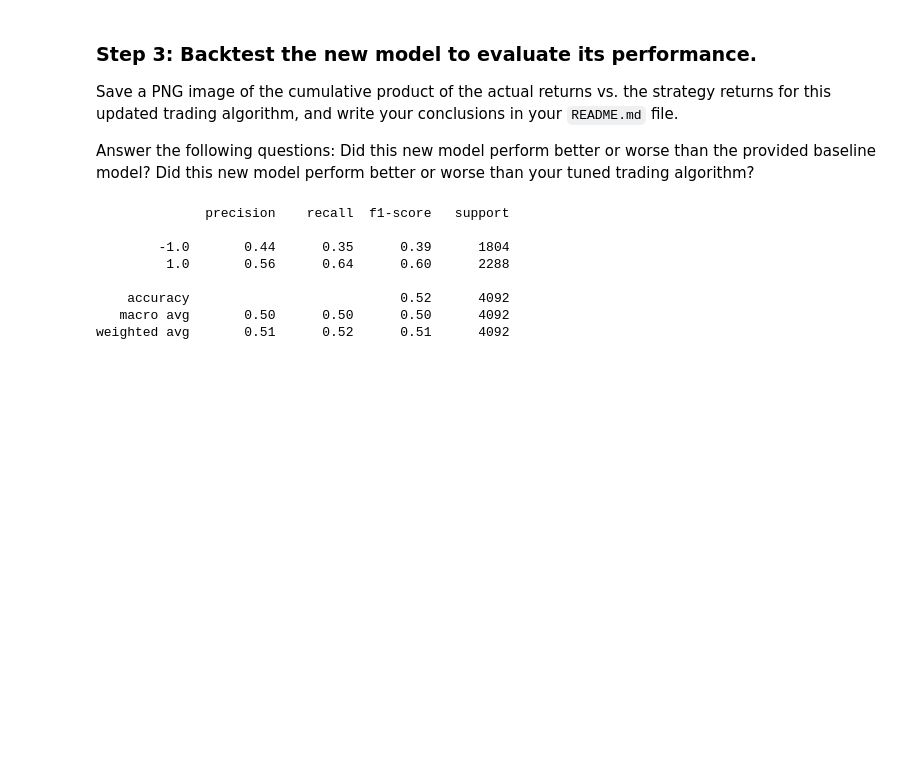
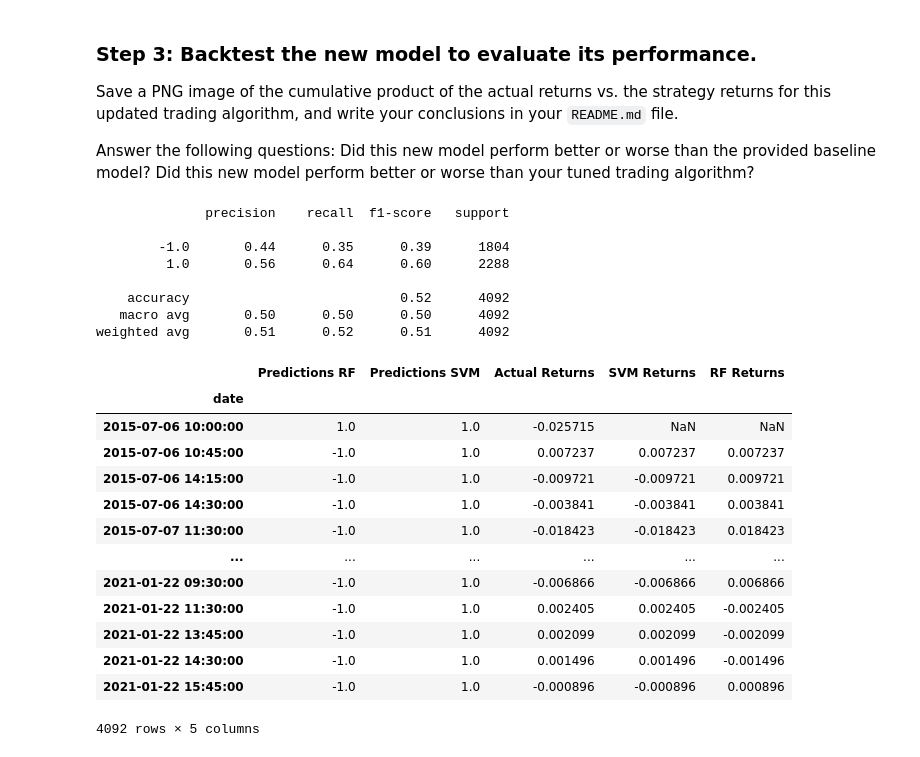
Before and after one commit to AquibaB/bootcamp_challenge14, a Jupyter notebook: machine_learning_trading_bot.ipynb, the cells around one changed output. Cells and saved outputs as stored; diff of their text form; code cells hidden in the pictures; blank space fills up the shorter version.

```diff
--- a/machine_learning_trading_bot.ipynb
+++ b/machine_learning_trading_bot.ipynb
@@ -585,20 +585,40 @@ print(rf_report)
 weighted avg       0.51      0.52      0.51      4092
 # %%
 # Create a new empty predictions DataFrame.
+predictions_rf_df = pd.DataFrame(index=X_test.index)
 
-# Create a predictions DataFrame
-# YOUR CODE HERE
+# Create a RandomForest predictions DataFrame with
+predictions_rf_df['Predictions RF'] = rf_pred
 
 # Add the SVM model predictions to the DataFrame
-# YOUR CODE HERE
+predictions_rf_df['Predictions SVM'] = svm_pred
 
 # Add the actual returns to the DataFrame
-# YOUR CODE HERE
+predictions_rf_df['Actual Returns'] = signals_df['Actual Returns']
 
-# Add the strategy returns to the DataFrame
-# YOUR CODE HERE
+# Add the SVM strategy returns to the DataFrame
+predictions_rf_df['SVM Returns'] = predictions_df['Strategy Returns']
+
+# Add the RF strategy returns to the DataFrame
+predictions_rf_df['RF Returns'] = predictions_rf_df['Actual Returns'] * predictions_rf_df['Predictions RF'].shift()
 
 # Review the DataFrame
 # YOUR CODE HERE
+predictions_rf_df
+# %% [output]
+|  | Predictions RF | Predictions SVM | Actual Returns | SVM Returns | RF Returns |
+| date |  |  |  |  |  |
+| 2015-07-06 10:00:00 | 1.0 | 1.0 | -0.025715 | NaN | NaN |
+| 2015-07-06 10:45:00 | -1.0 | 1.0 | 0.007237 | 0.007237 | 0.007237 |
+| 2015-07-06 14:15:00 | -1.0 | 1.0 | -0.009721 | -0.009721 | 0.009721 |
+| 2015-07-06 14:30:00 | -1.0 | 1.0 | -0.003841 | -0.003841 | 0.003841 |
+| 2015-07-07 11:30:00 | -1.0 | 1.0 | -0.018423 | -0.018423 | 0.018423 |
+| ... | ... | ... | ... | ... | ... |
+| 2021-01-22 09:30:00 | -1.0 | 1.0 | -0.006866 | -0.006866 | 0.006866 |
+| 2021-01-22 11:30:00 | -1.0 | 1.0 | 0.002405 | 0.002405 | -0.002405 |
+| 2021-01-22 13:45:00 | -1.0 | 1.0 | 0.002099 | 0.002099 | -0.002099 |
+| 2021-01-22 14:30:00 | -1.0 | 1.0 | 0.001496 | 0.001496 | -0.001496 |
+| 2021-01-22 15:45:00 | -1.0 | 1.0 | -0.000896 | -0.000896 | 0.000896 |
+4092 rows × 5 columns
 # %%
 # Plot the actual returns versus the strategy returns
```
Also changed, not shown: parts of 1 cell of this notebook, 2 other files.
